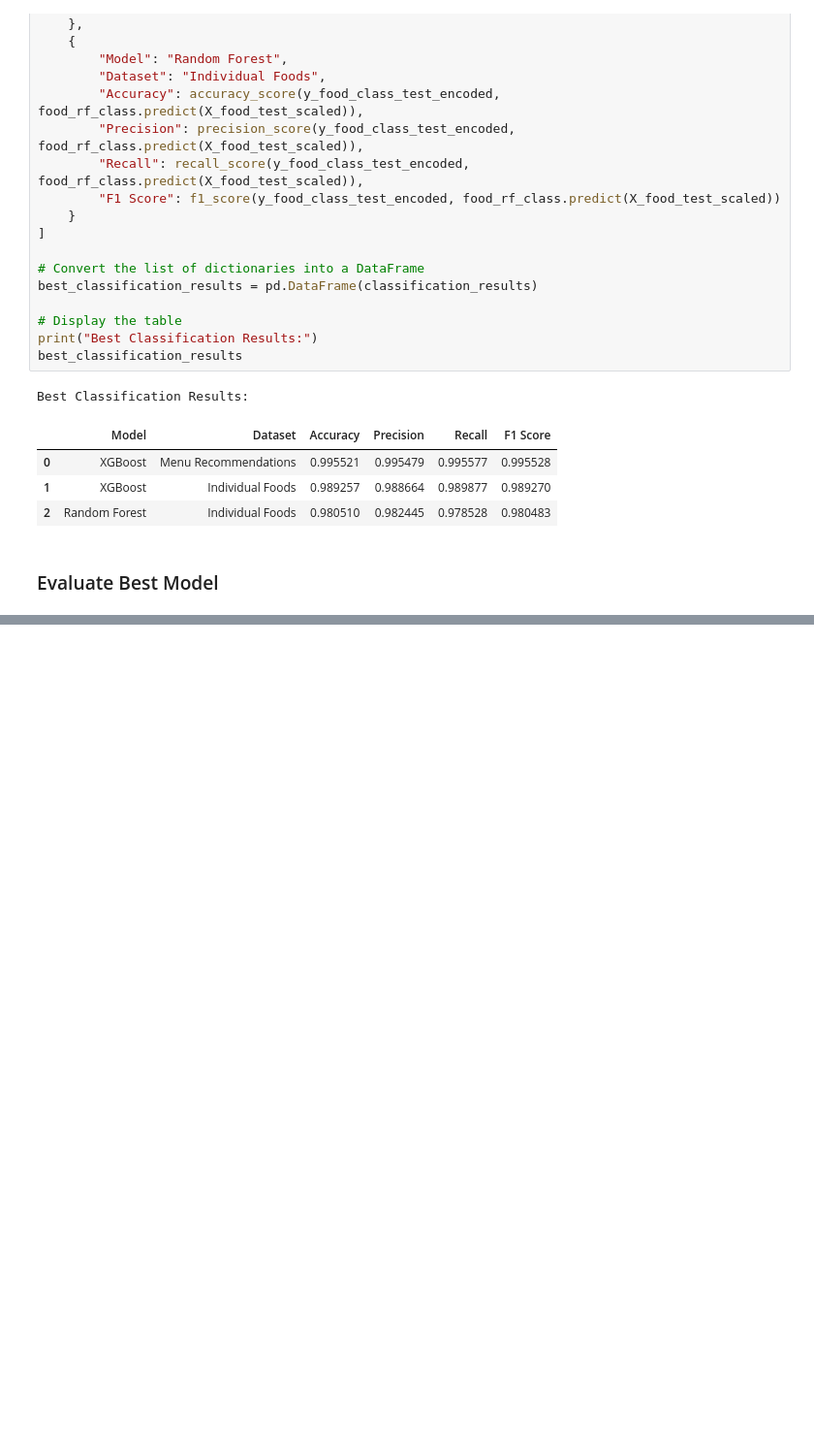
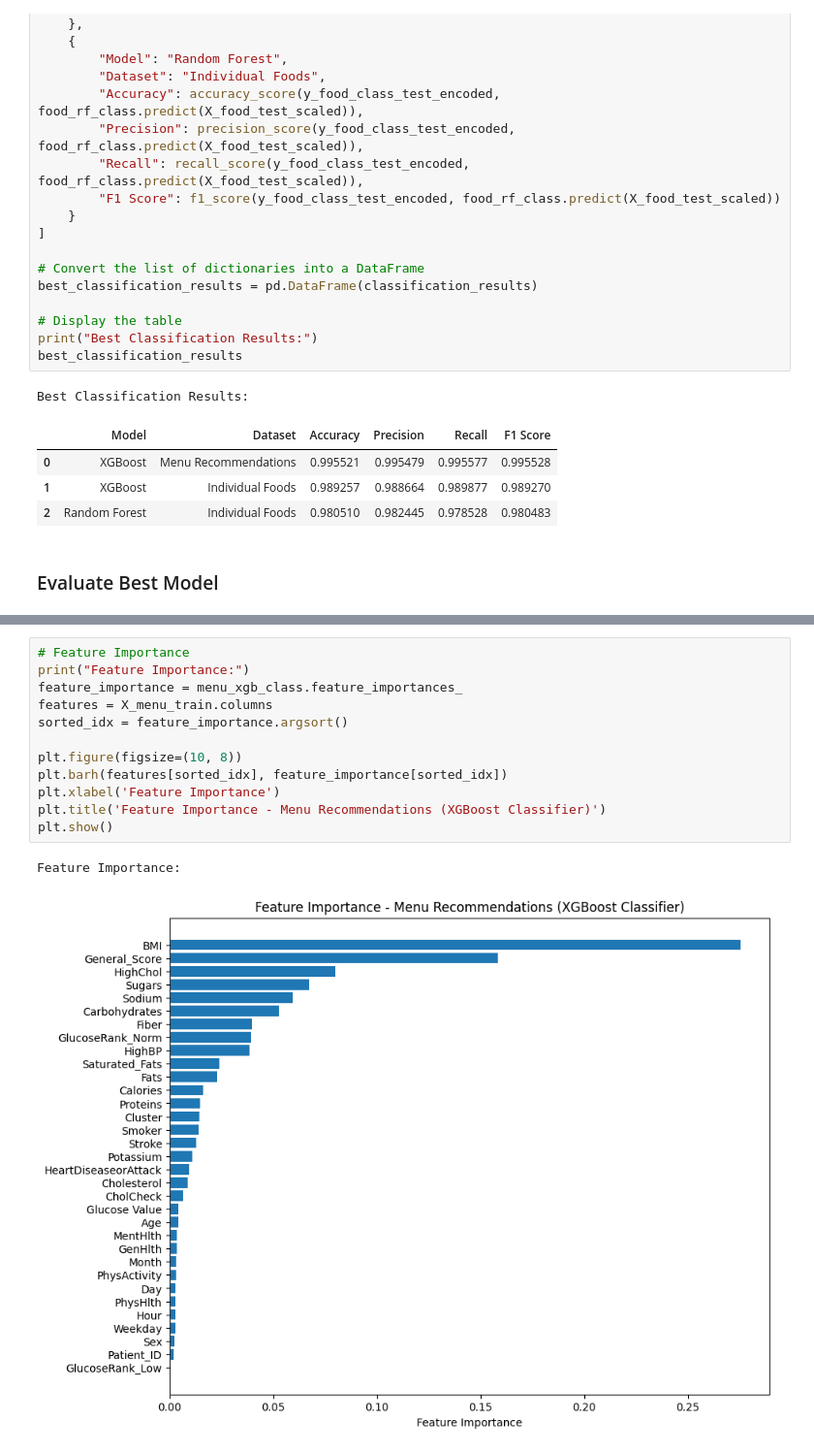
Before and after one commit to lvandine44/MADS-Capstone, a Jupyter notebook: 4b-Modeling and Results.ipynb, the cells around one changed output, grey strips where cells are left out. Shown at 97% size. Cells and saved outputs as stored; diff of their text form; blank space fills up the shorter version.

```diff
--- a/4b-Modeling and Results.ipynb
+++ b/4b-Modeling and Results.ipynb
@@ -719,0 +765,15 @@ Best Classification Results:
+# %%
+# Feature Importance
+print("Feature Importance:")
+feature_importance = menu_xgb_class.feature_importances_
+features = X_menu_train.columns
+sorted_idx = feature_importance.argsort()
+
+plt.figure(figsize=(10, 8))
+plt.barh(features[sorted_idx], feature_importance[sorted_idx])
+plt.xlabel('Feature Importance')
+plt.title('Feature Importance - Menu Recommendations (XGBoost Classifier)')
+plt.show()
+# %% [output]
+Feature Importance:
+[figure, added]
```
Also changed, not shown: parts of 10 cells of this notebook.
